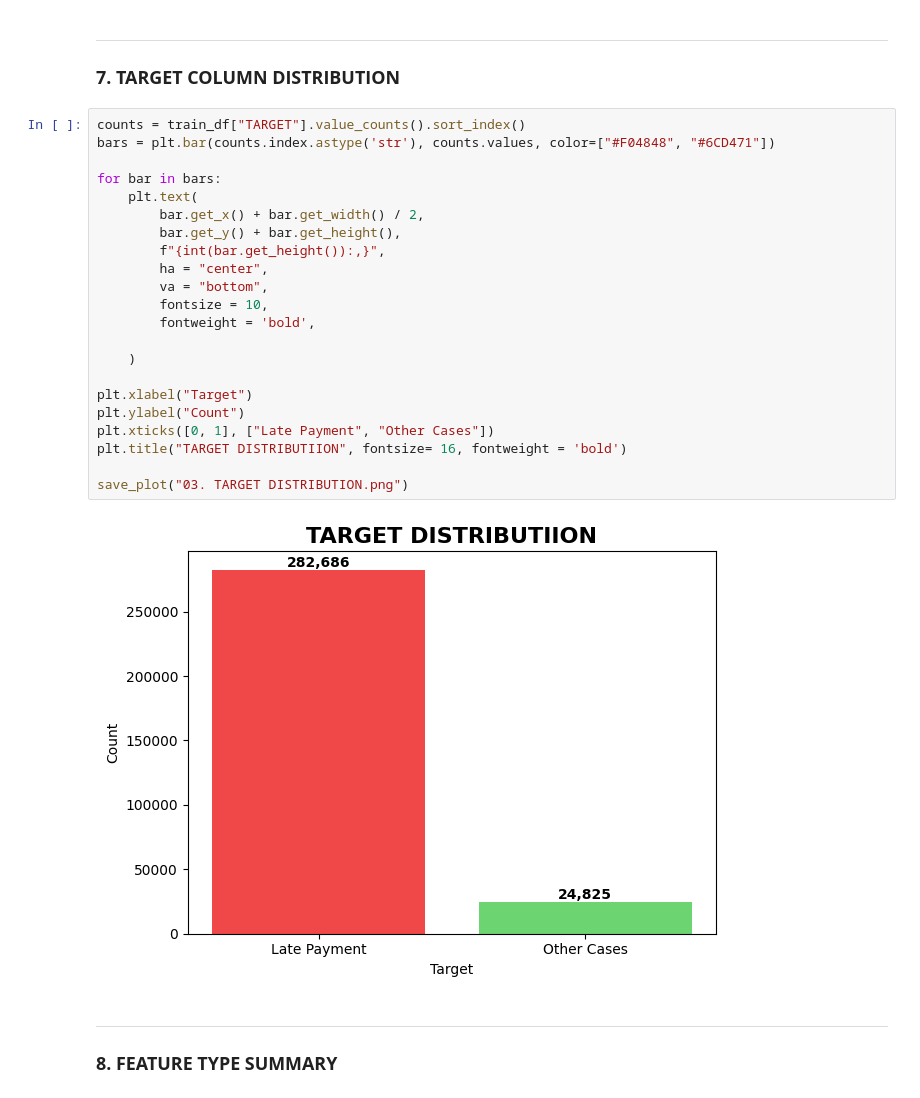
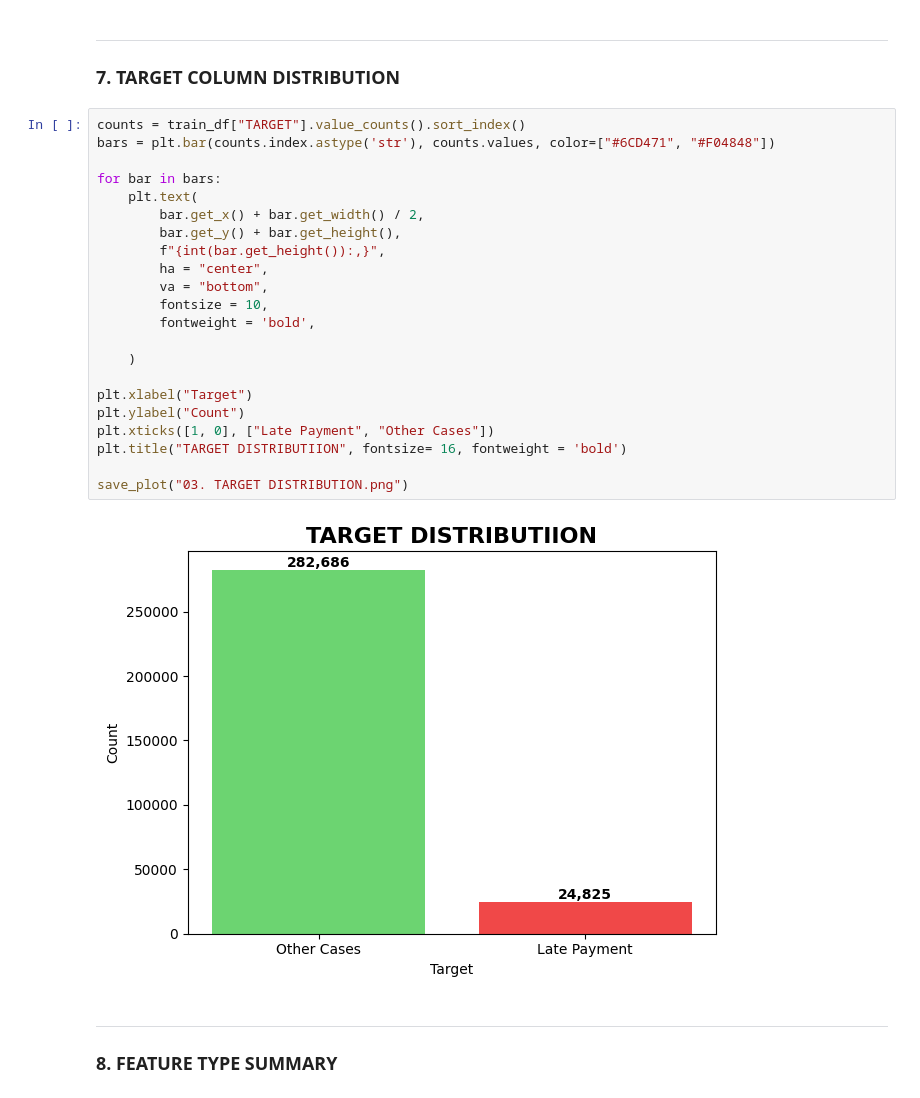
Before and after one commit to Yuvaraj-Dey-2006/House-Credit-Prediction, a Jupyter notebook: EDA/home-credit-EDA.ipynb, the cells around one changed output. Saved outputs shown, nothing was run; the diff lists cells and outputs as text.

```diff
--- a/EDA/home-credit-EDA.ipynb
+++ b/EDA/home-credit-EDA.ipynb
@@ -151,28 +152,28 @@ Missing_value_plotter(
 ### **7. TARGET COLUMN DISTRIBUTION**
 # %%
 counts = train_df["TARGET"].value_counts().sort_index()
-bars = plt.bar(counts.index.astype('str'), counts.values, color=["#F04848", "#6CD471"])
+bars = plt.bar(counts.index.astype('str'), counts.values, color=["#6CD471", "#F04848"])
 
 for bar in bars:
     plt.text(
         bar.get_x() + bar.get_width() / 2,
         bar.get_y() + bar.get_height(),
         f"{int(bar.get_height()):,}",
         ha = "center",
         va = "bottom",
         fontsize = 10,
         fontweight = 'bold',
 
     )
 
 plt.xlabel("Target")
 plt.ylabel("Count")
-plt.xticks([0, 1], ["Late Payment", "Other Cases"])
+plt.xticks([1, 0], ["Late Payment", "Other Cases"])
 plt.title("TARGET DISTRIBUTIION", fontsize= 16, fontweight = 'bold')
 
 save_plot("03. TARGET DISTRIBUTION.png")
 # %% [output]
-[figure, old version]
+[figure, new version]
 # %% [markdown]
 ---
 ### **8. FEATURE TYPE SUMMARY**
```
Also changed, not shown: parts of 11 cells of this notebook, 3 other files.
